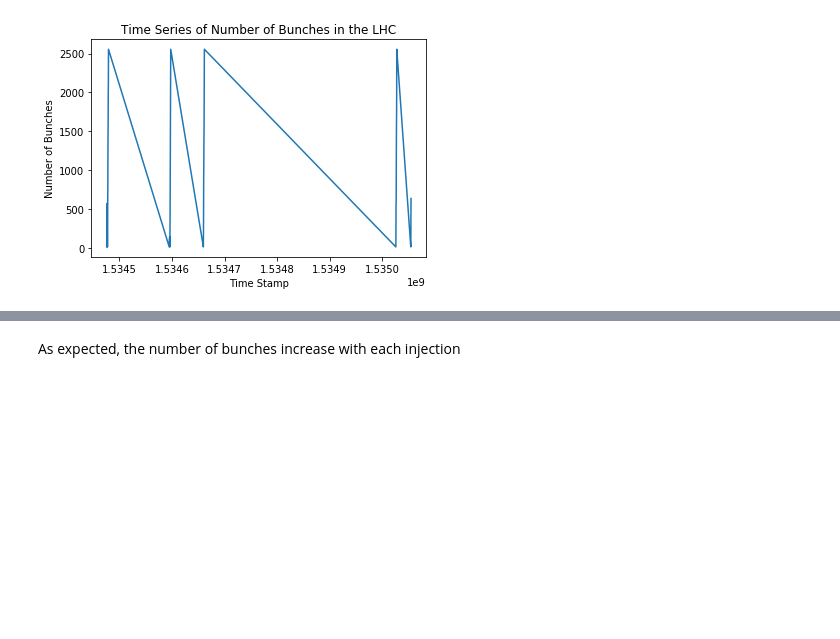
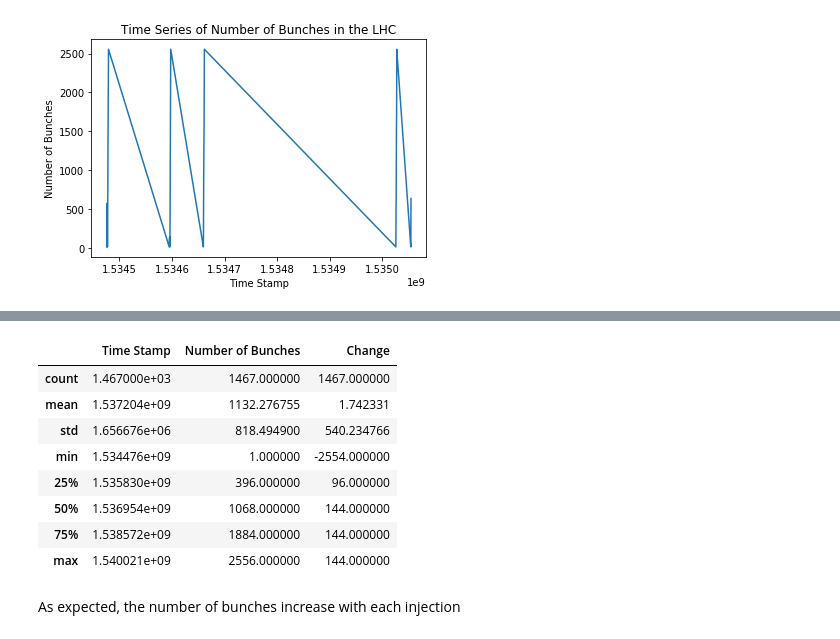
Before and after one commit to mfer0010/BscThesis, a Jupyter notebook: Jupyter Notebook Code/11_Analysis on Number of Bunches.ipynb, the cells around one changed output, grey strips where cells are left out. Drawn from its saved outputs; the diff is of its cells as text; code cells hidden in the pictures; blank space fills up the shorter version.

```diff
--- a/Jupyter Notebook Code/11_Analysis on Number of Bunches.ipynb
+++ b/Jupyter Notebook Code/11_Analysis on Number of Bunches.ipynb
@@ -34,3 +60,15 @@ Text(0.5,1,'Time Series of Number of Bunches in the LHC')
+# %%
+data.describe()
+# %% [output]
+|  | Time Stamp | Number of Bunches | Change |
+| count | 1.467000e+03 | 1467.000000 | 1467.000000 |
+| mean | 1.537204e+09 | 1132.276755 | 1.742331 |
+| std | 1.656676e+06 | 818.494900 | 540.234766 |
+| min | 1.534476e+09 | 1.000000 | -2554.000000 |
+| 25% | 1.535830e+09 | 396.000000 | 96.000000 |
+| 50% | 1.536954e+09 | 1068.000000 | 144.000000 |
+| 75% | 1.538572e+09 | 1884.000000 | 144.000000 |
+| max | 1.540021e+09 | 2556.000000 | 144.000000 |
 # %% [markdown]
 As expected, the number of bunches increase with each injection
 # %%
```
Also changed, not shown: parts of 6 cells of this notebook, 7 other files.
